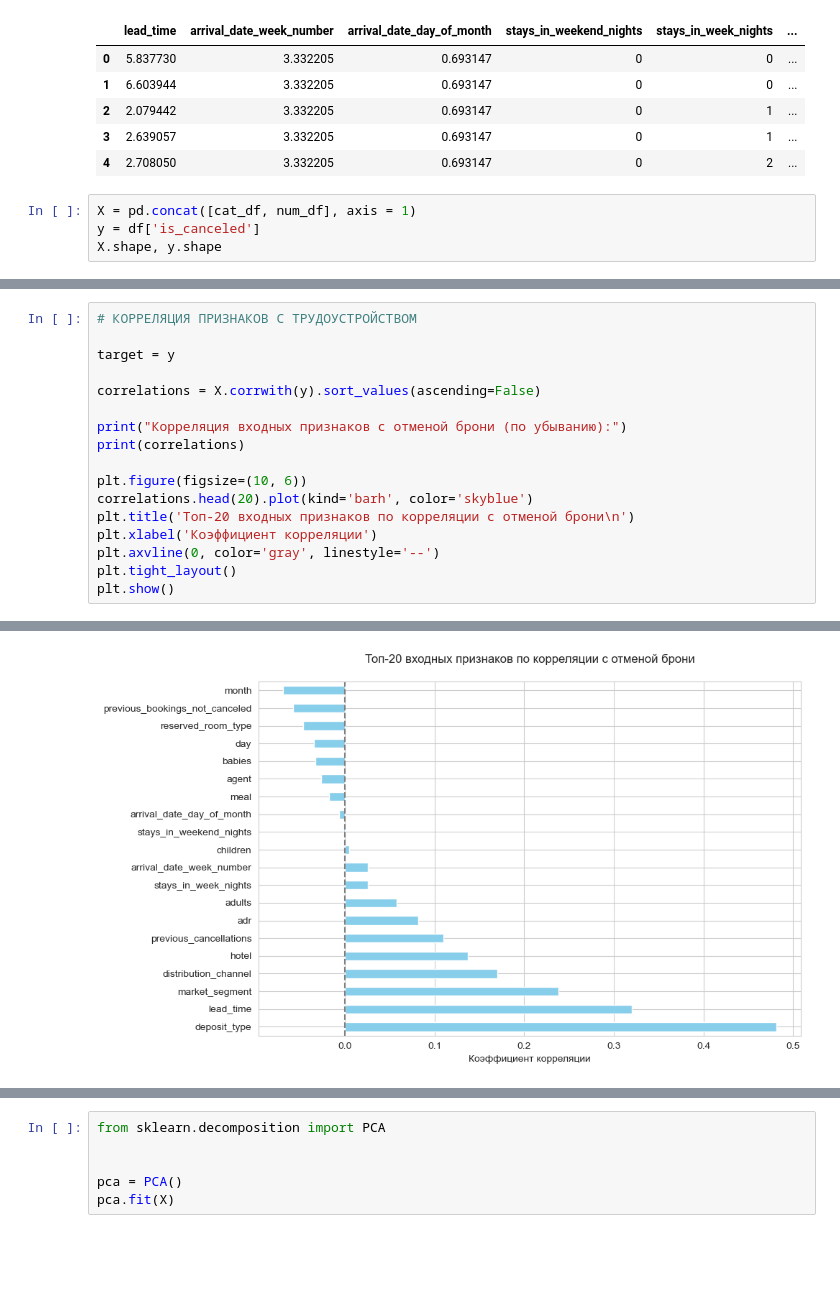
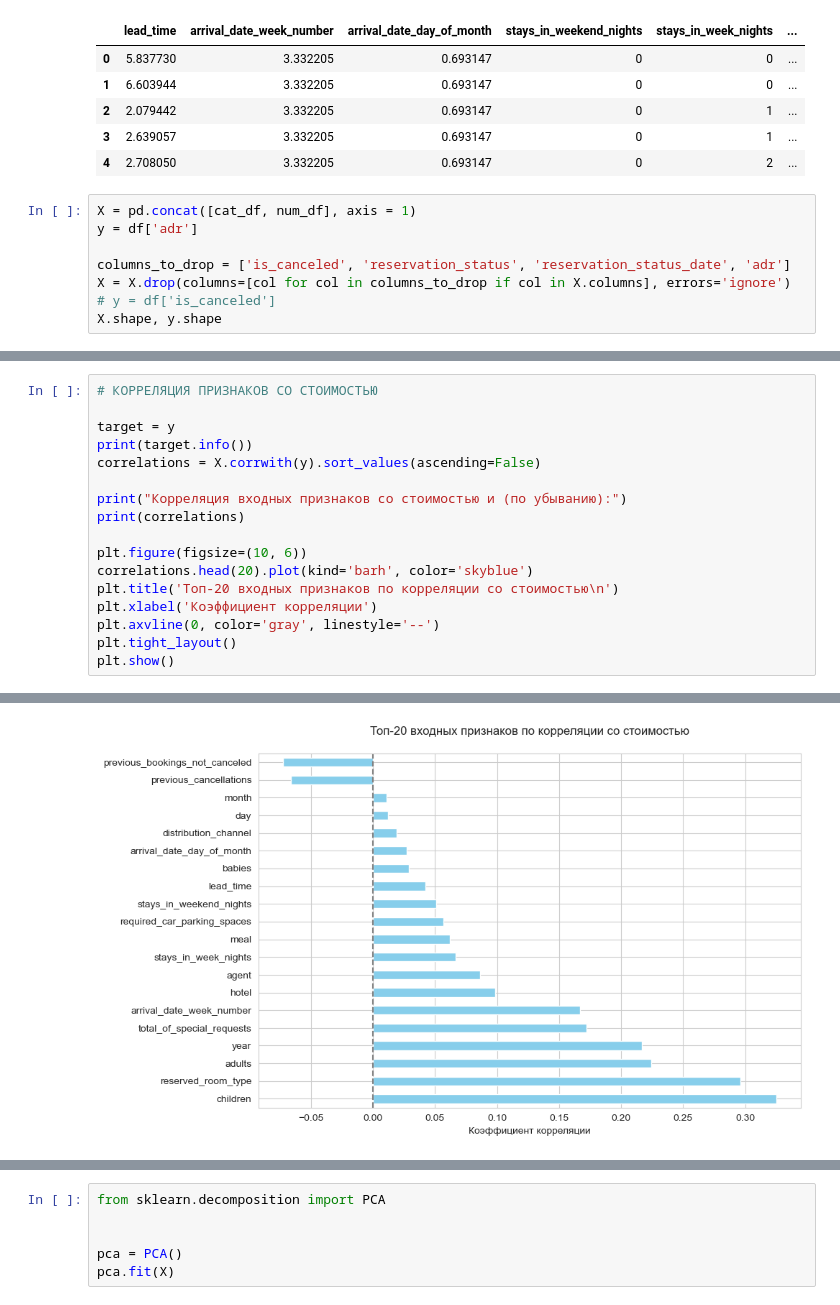
Before and after one commit to slaav1k/RSREU_MethodsML, a Jupyter notebook: sample2.ipynb, the cells around one changed output, grey strips where cells are left out. Cells and saved outputs as stored; diff of their text form; blank space fills up the shorter version.

```diff
--- a/sample2.ipynb
+++ b/sample2.ipynb
@@ -818,6 +818,10 @@ num_df.head()
 | 4 | 2.708050 | 3.332205 | 0.693147 | 0 | 2 | ... |
 # %%
 X = pd.concat([cat_df, num_df], axis = 1)
-y = df['is_canceled']
+y = df['adr']
+
+columns_to_drop = ['is_canceled', 'reservation_status', 'reservation_status_date', 'adr']
+X = X.drop(columns=[col for col in columns_to_drop if col in X.columns], errors='ignore')
+# y = df['is_canceled']
 X.shape, y.shape
 # %% [output]
@@ -841,16 +845,16 @@ plt.show()
 # %%
-# КОРРЕЛЯЦИЯ ПРИЗНАКОВ С ТРУДОУСТРОЙСТВОМ
+# КОРРЕЛЯЦИЯ ПРИЗНАКОВ СО СТОИМОСТЬЮ
 
 target = y
-
+print(target.info())
 correlations = X.corrwith(y).sort_values(ascending=False)
 
-print("Корреляция входных признаков с отменой брони (по убыванию):")
+print("Корреляция входных признаков со стоимостью и (по убыванию):")
 print(correlations)
 
 plt.figure(figsize=(10, 6))
 correlations.head(20).plot(kind='barh', color='skyblue')
-plt.title('Топ-20 входных признаков по корреляции с отменой брони\n')
+plt.title('Топ-20 входных признаков по корреляции со стоимостью\n')
 plt.xlabel('Коэффициент корреляции')
 plt.axvline(0, color='gray', linestyle='--')
 plt.tight_layout()
@@ -875,2 +879,2 @@ total_of_special_requests        -0.234877
 dtype: float64
-[figure, old version]
+[figure, new version]
```
Also changed, not shown: parts of 24 cells of this notebook.
